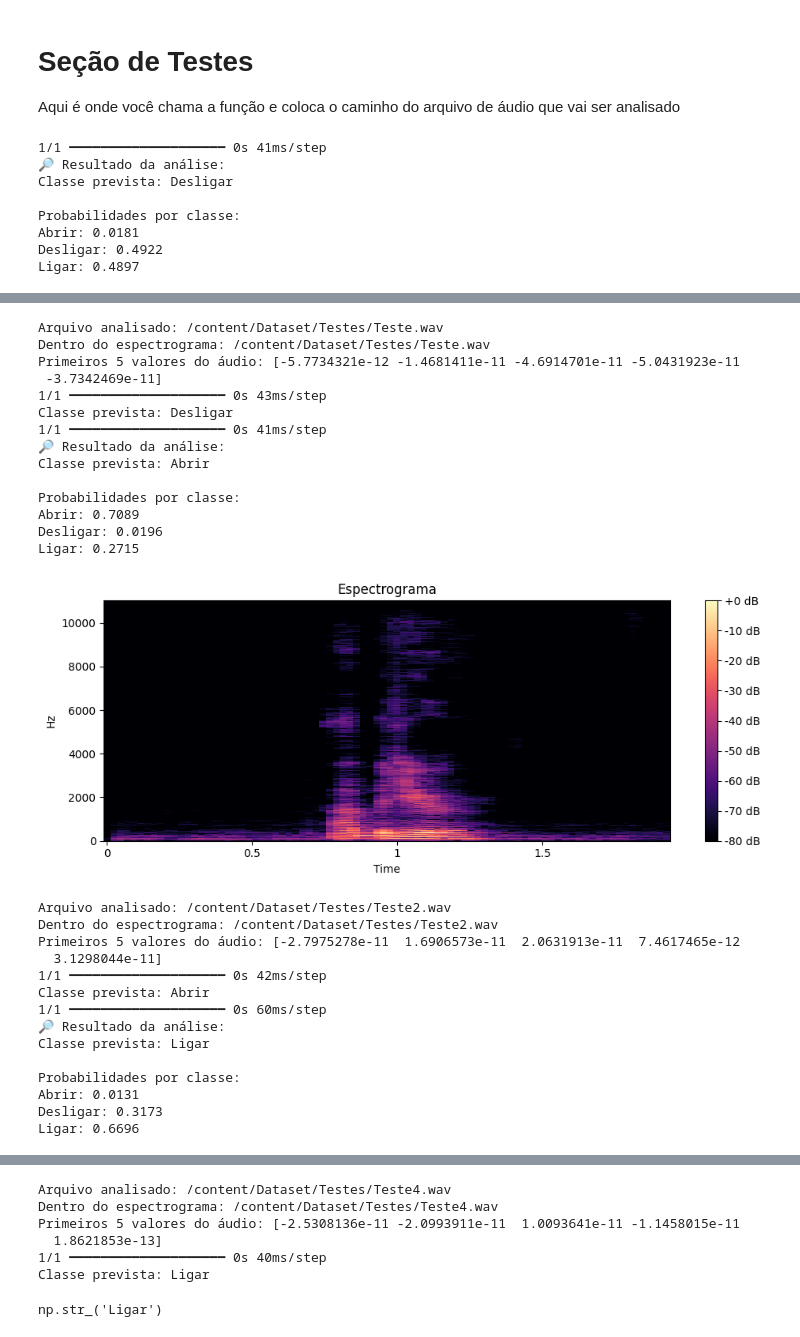
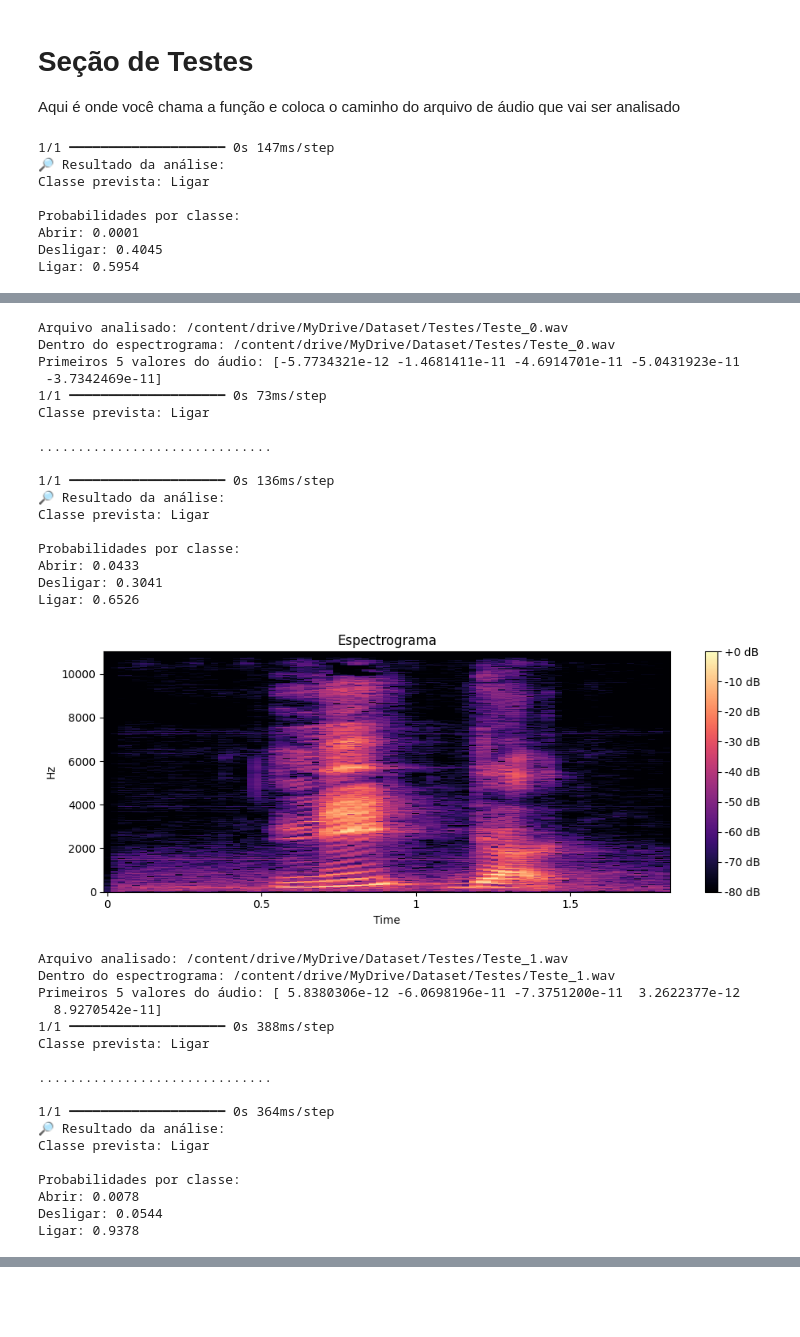
Before and after one commit to MoAbner/Classificador-de-Audios, a Jupyter notebook: Classificador_de_Aúdio.ipynb, the cells around one changed output, grey strips where cells are left out. Cells and saved outputs as stored; diff of their text form; code cells hidden in the pictures; blank space fills up the shorter version.

Commit message:
Colocando para usar o drive

```diff
--- a/Classificador_de_Aúdio.ipynb
+++ b/Classificador_de_Aúdio.ipynb
@@ -37,7 +42,7 @@ from sklearn.preprocessing import LabelEncoder
 from tensorflow.keras.utils import to_categorical
 
 # Caminho da base
-DATASET_PATH = "/content/Dataset/Audios"
+DATASET_PATH = "/content/drive/MyDrive/Dataset/Audios"
 
 # Parâmetros
 SAMPLE_RATE = 22050
@@ -110,7 +115,7 @@ model = tf.keras.Sequential([
     tf.keras.layers.Flatten(),
     tf.keras.layers.Dense(64, activation='relu'),
 
-    tf.keras.layers.Dropout(0.5),  # 👈 importante
+    tf.keras.layers.Dropout(0.5),
 
     tf.keras.layers.Dense(3, activation='softmax')
 ])
@@ -214,7 +219,7 @@ def prever_audio(caminho_audio):
     classe = label_encoder.inverse_transform([np.argmax(prediction)])
 
     print("Classe prevista:", classe[0])
-    return classe_nome
+    print("\n" + "."*30 + "\n") # Espaçamento antes do gráfico
 # %% [markdown]
 # **Seção de Testes**
 
@@ -222,46 +227,51 @@ Aqui é onde você chama a função e coloca o caminho do arquivo de áudio que
 # %%
 #Aqui é onde você coloca o caminho do áudio que quer ser testado
 #ex: prever_audio("coloque aqui o caminho do seu arquivo")
-prever_audio("/content/Dataset/Testes/Teste.wav")
-prever_audio("/content/Dataset/Testes/Teste2.wav")
-prever_audio("/content/Dataset/Testes/Teste3.wav")
-prever_audio("/content/Dataset/Testes/Teste4.wav")
+prever_audio("/content/drive/MyDrive/Dataset/Testes/Teste_0.wav")
+prever_audio("/content/drive/MyDrive/Dataset/Testes/Teste_1.wav")
+prever_audio("/content/drive/MyDrive/Dataset/Testes/Teste_2.wav")
 # %% [output]
-1/1 ━━━━━━━━━━━━━━━━━━━━ 0s 41ms/step
+1/1 ━━━━━━━━━━━━━━━━━━━━ 0s 147ms/step
 🔎 Resultado da análise:
-Classe prevista: Desligar
+Classe prevista: Ligar
 
 Probabilidades por classe:
-Abrir: 0.0181
-Desligar: 0.4922
-Ligar: 0.4897
+Abrir: 0.0001
+Desligar: 0.4045
+Ligar: 0.5954
 [figure]
-Arquivo analisado: /content/Dataset/Testes/Teste.wav
-Dentro do espectrograma: /content/Dataset/Testes/Teste.wav
+Arquivo analisado: /content/drive/MyDrive/Dataset/Testes/Teste_0.wav
+Dentro do espectrograma: /content/drive/MyDrive/Dataset/Testes/Teste_0.wav
 Primeiros 5 valores do áudio: [-5.7734321e-12 -1.4681411e-11 -4.6914701e-11 -5.0431923e-11
  -3.7342469e-11]
-1/1 ━━━━━━━━━━━━━━━━━━━━ 0s 43ms/step
-Classe prevista: Desligar
-1/1 ━━━━━━━━━━━━━━━━━━━━ 0s 41ms/step
+1/1 ━━━━━━━━━━━━━━━━━━━━ 0s 73ms/step
+Classe prevista: Ligar
+
+..............................
+
+1/1 ━━━━━━━━━━━━━━━━━━━━ 0s 136ms/step
 🔎 Resultado da análise:
-Classe prevista: Abrir
+Classe prevista: Ligar
 
 Probabilidades por classe:
-Abrir: 0.7089
-Desligar: 0.0196
-Ligar: 0.2715
+Abrir: 0.0433
+Desligar: 0.3041
+Ligar: 0.6526
-[figure, old version]
+[figure, new version]
-Arquivo analisado: /content/Dataset/Testes/Teste2.wav
-Dentro do espectrograma: /content/Dataset/Testes/Teste2.wav
-Primeiros 5 valores do áudio: [-2.7975278e-11  1.6906573e-11  2.0631913e-11  7.4617465e-12
-  3.1298044e-11]
-1/1 ━━━━━━━━━━━━━━━━━━━━ 0s 42ms/step
-Classe prevista: Abrir
-1/1 ━━━━━━━━━━━━━━━━━━━━ 0s 60ms/step
+Arquivo analisado: /content/drive/MyDrive/Dataset/Testes/Teste_1.wav
+Dentro do espectrograma: /content/drive/MyDrive/Dataset/Testes/Teste_1.wav
+Primeiros 5 valores do áudio: [ 5.8380306e-12 -6.0698196e-11 -7.3751200e-11  3.2622377e-12
+  8.9270542e-11]
+1/1 ━━━━━━━━━━━━━━━━━━━━ 0s 388ms/step
+Classe prevista: Ligar
+
+..............................
+
+1/1 ━━━━━━━━━━━━━━━━━━━━ 0s 364ms/step
 🔎 Resultado da análise:
 Classe prevista: Ligar
 
 Probabilidades por classe:
-Abrir: 0.0131
-Desligar: 0.3173
-Ligar: 0.6696
+Abrir: 0.0078
+Desligar: 0.0544
+Ligar: 0.9378
@@ -284,7 +286,0 @@ Ligar: 0.6044
-Arquivo analisado: /content/Dataset/Testes/Teste4.wav
-Dentro do espectrograma: /content/Dataset/Testes/Teste4.wav
-Primeiros 5 valores do áudio: [-2.5308136e-11 -2.0993911e-11  1.0093641e-11 -1.1458015e-11
-  1.8621853e-13]
-1/1 ━━━━━━━━━━━━━━━━━━━━ 0s 40ms/step
-Classe prevista: Ligar
-np.str_('Ligar')
```
Also changed, not shown: parts of 3 cells of this notebook.
